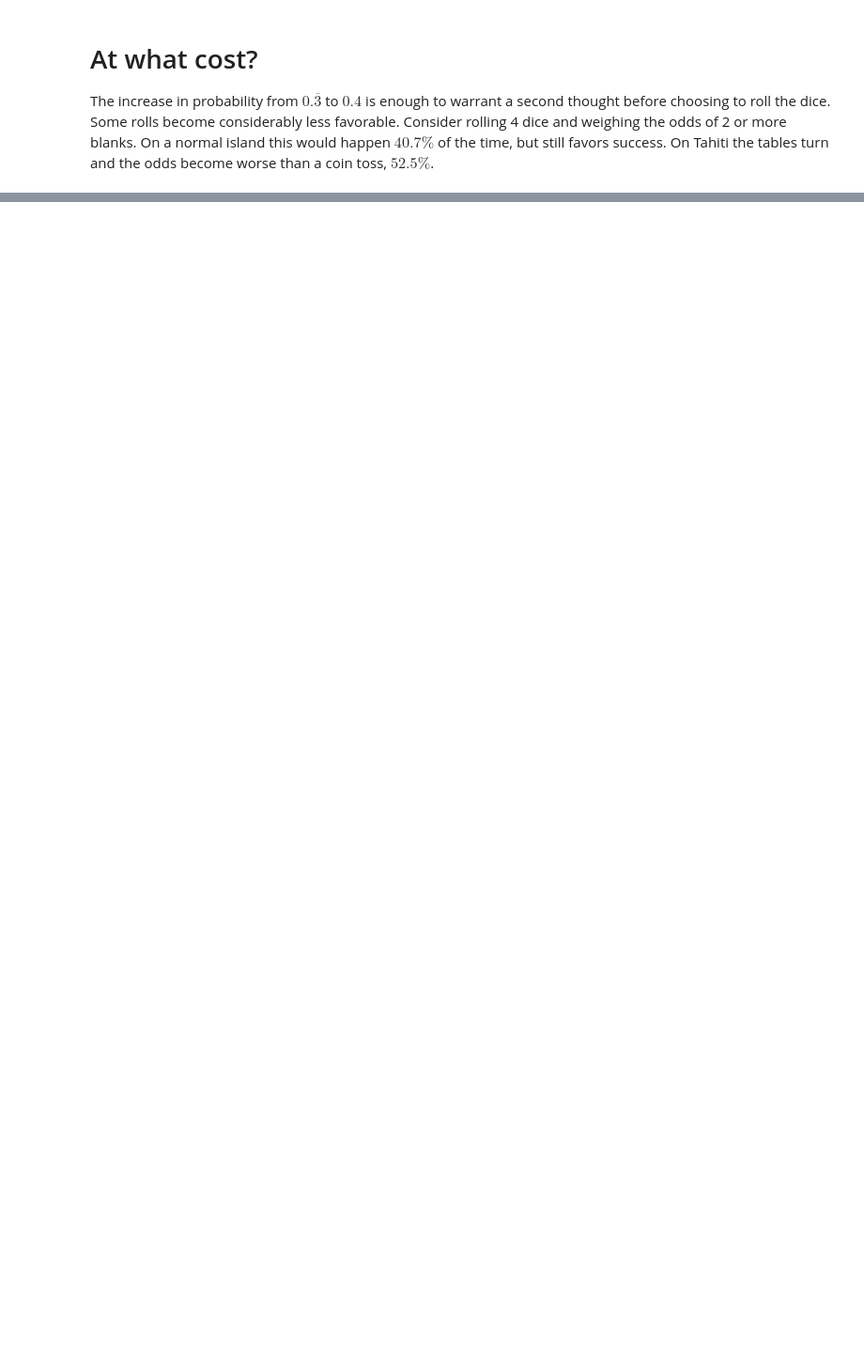
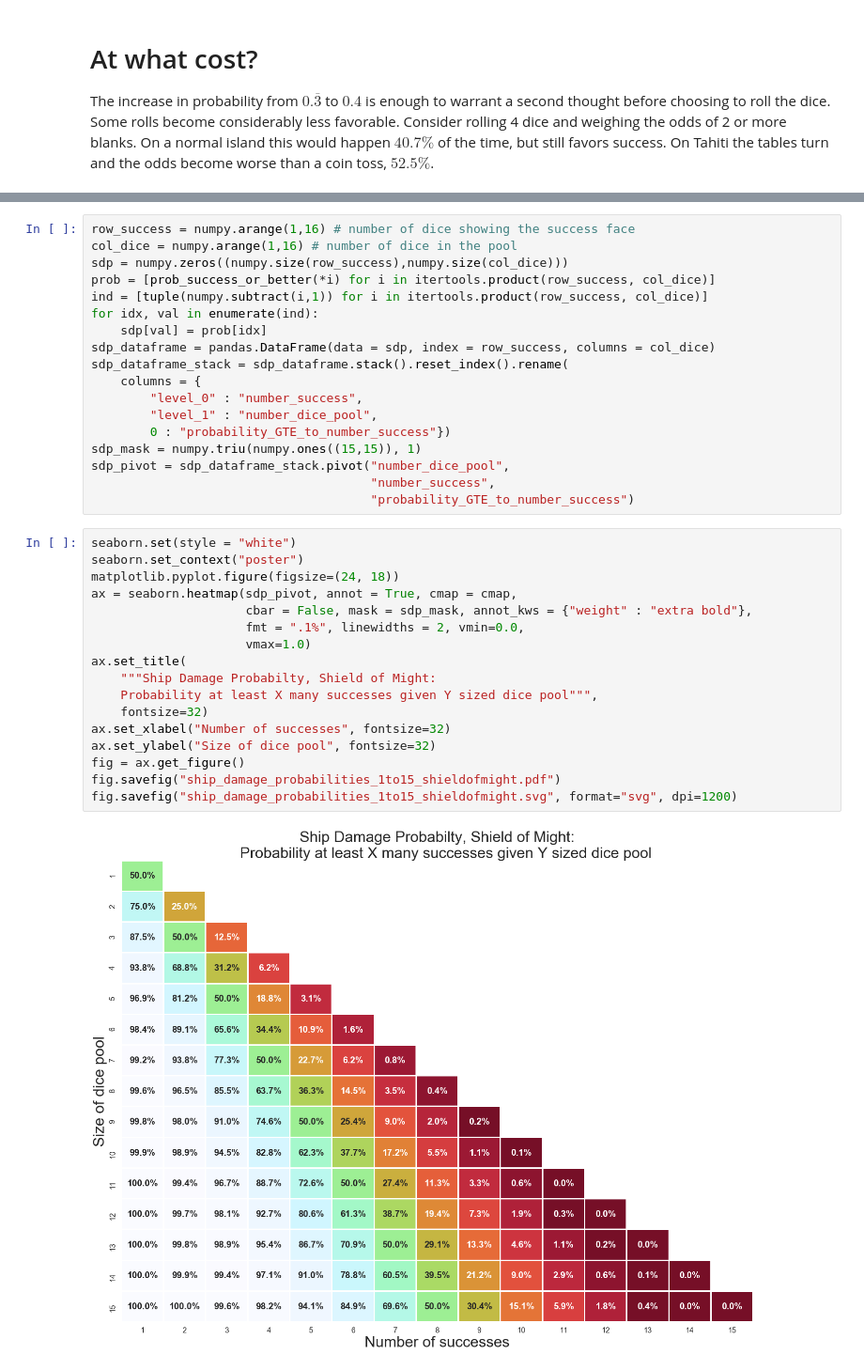
Before and after one commit to cardboardai/boardgame-bookie, a Jupyter notebook: boardgames/seafall/The Perils in Tahiti.ipynb, the cells around one changed output, grey strips where cells are left out. Shown at 94% size. Cells and saved outputs as stored; diff of their text form; blank space fills up the shorter version.

Commit message:
dice pool probabilities for Shield of Might

```diff
--- a/boardgames/seafall/The Perils in Tahiti.ipynb
+++ b/boardgames/seafall/The Perils in Tahiti.ipynb
@@ -115,0 +139,37 @@ The increase in probability from $0.\overline{3}$ to $0.4$ is enough to warrant
+# %%
+row_success = numpy.arange(1,16) # number of dice showing the success face
+col_dice = numpy.arange(1,16) # number of dice in the pool
+sdp = numpy.zeros((numpy.size(row_success),numpy.size(col_dice)))
+prob = [prob_success_or_better(*i) for i in itertools.product(row_success, col_dice)]
+ind = [tuple(numpy.subtract(i,1)) for i in itertools.product(row_success, col_dice)]
+for idx, val in enumerate(ind):
+    sdp[val] = prob[idx]
+sdp_dataframe = pandas.DataFrame(data = sdp, index = row_success, columns = col_dice)
+sdp_dataframe_stack = sdp_dataframe.stack().reset_index().rename(
+    columns = {
+        "level_0" : "number_success",
+        "level_1" : "number_dice_pool",
+        0 : "probability_GTE_to_number_success"})
+sdp_mask = numpy.triu(numpy.ones((15,15)), 1)
+sdp_pivot = sdp_dataframe_stack.pivot("number_dice_pool",
+                                      "number_success",
+                                      "probability_GTE_to_number_success")
+# %%
+seaborn.set(style = "white")
+seaborn.set_context("poster")
+matplotlib.pyplot.figure(figsize=(24, 18))
+ax = seaborn.heatmap(sdp_pivot, annot = True, cmap = cmap,
+                     cbar = False, mask = sdp_mask, annot_kws = {"weight" : "extra bold"},
+                     fmt = ".1%", linewidths = 2, vmin=0.0,
+                     vmax=1.0)
+ax.set_title(
+    """Ship Damage Probabilty, Shield of Might:
+    Probability at least X many successes given Y sized dice pool""",
+    fontsize=32)
+ax.set_xlabel("Number of successes", fontsize=32)
+ax.set_ylabel("Size of dice pool", fontsize=32)
+fig = ax.get_figure()
+fig.savefig("ship_damage_probabilities_1to15_shieldofmight.pdf")
+fig.savefig("ship_damage_probabilities_1to15_shieldofmight.svg", format="svg", dpi=1200)
+# %% [output]
+[figure, added]
```
Also changed, not shown: parts of 2 cells of this notebook, 1 other file.
